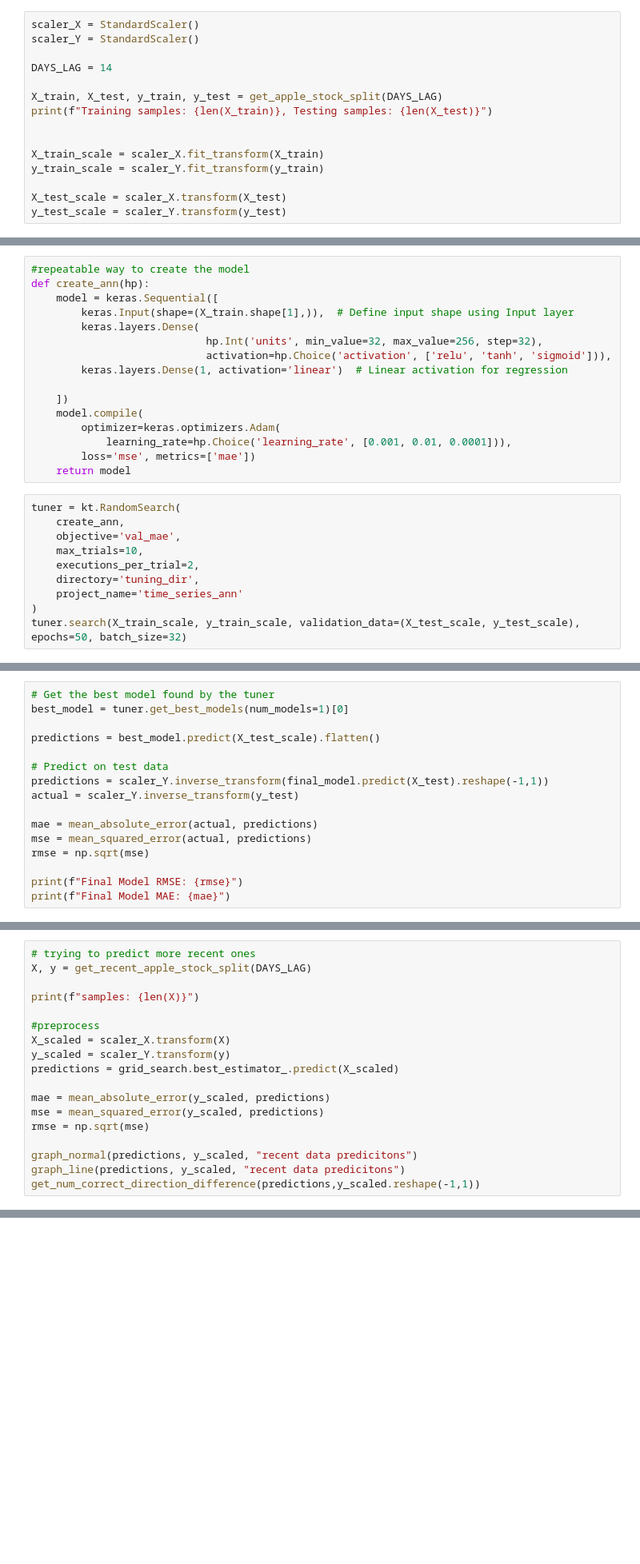
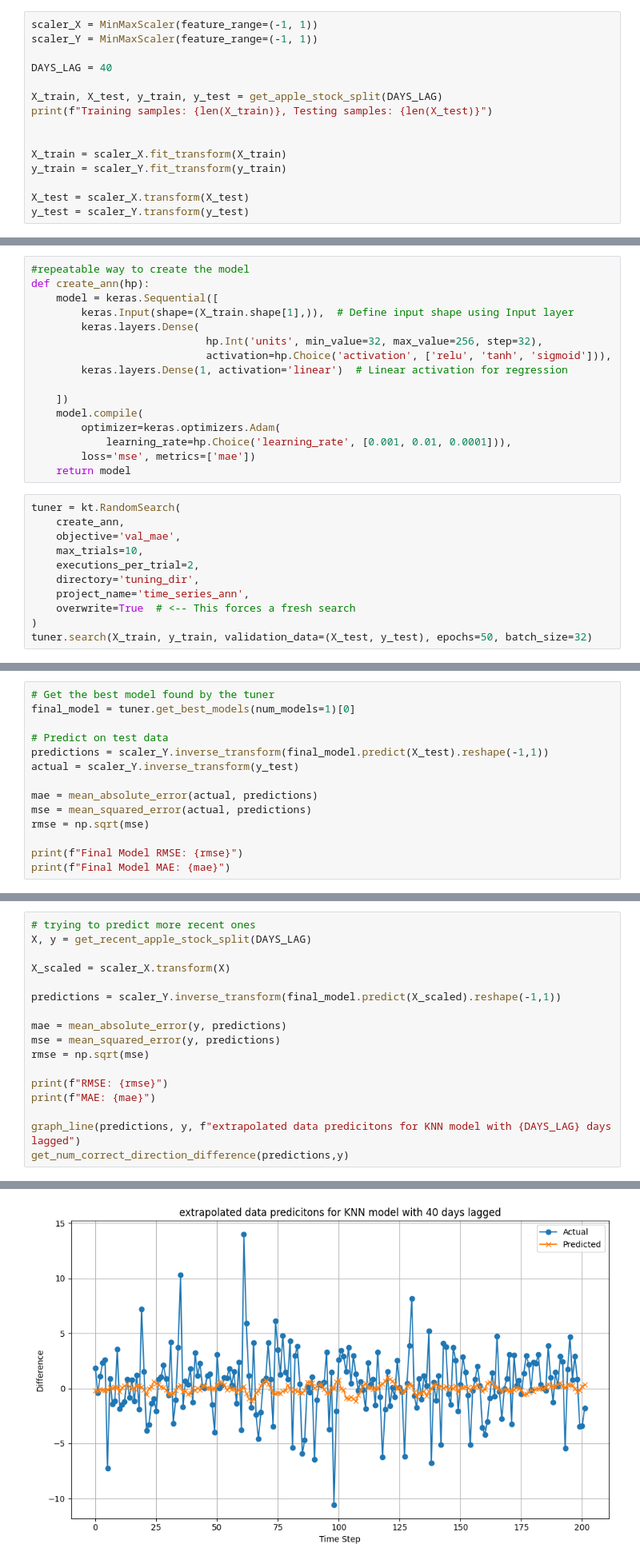
Before and after one commit to KERPalmer/university_final_year_project, a Jupyter notebook: ann.ipynb, the cells around one changed output, grey strips where cells are left out. Shown: that part at 80% size. Cells and saved outputs as stored; diff of their text form; blank space fills up the shorter version.

```diff
--- a/ann.ipynb
+++ b/ann.ipynb
@@ -34,18 +33,18 @@ To enable the following instructions: AVX2 AVX512F AVX512_VNNI AVX512_BF16 FMA,
 # %%
-scaler_X = StandardScaler()
-scaler_Y = StandardScaler()
+scaler_X = MinMaxScaler(feature_range=(-1, 1))
+scaler_Y = MinMaxScaler(feature_range=(-1, 1))
 
-DAYS_LAG = 14
+DAYS_LAG = 40
 
 X_train, X_test, y_train, y_test = get_apple_stock_split(DAYS_LAG)
 print(f"Training samples: {len(X_train)}, Testing samples: {len(X_test)}")
 
 
-X_train_scale = scaler_X.fit_transform(X_train)
-y_train_scale = scaler_Y.fit_transform(y_train)
+X_train = scaler_X.fit_transform(X_train)
+y_train = scaler_Y.fit_transform(y_train)
 
-X_test_scale = scaler_X.transform(X_test)
-y_test_scale = scaler_Y.transform(y_test)
+X_test = scaler_X.transform(X_test)
+y_test = scaler_Y.transform(y_test)
 # %% [output]
 YF.download() has changed argument auto_adjust default to True
 [*********************100%***********************]  1 of 1 completed
@@ -73,7 +72,8 @@ tuner = kt.RandomSearch(
     max_trials=10,
     executions_per_trial=2,
     directory='tuning_dir',
-    project_name='time_series_ann'
+    project_name='time_series_ann',
+    overwrite=True  # <-- This forces a fresh search
 )
-tuner.search(X_train_scale, y_train_scale, validation_data=(X_test_scale, y_test_scale), epochs=50, batch_size=32)
+tuner.search(X_train, y_train, validation_data=(X_test, y_test), epochs=50, batch_size=32)
 # %% [output]
@@ -88,8 +91,6 @@ print(best_hps.values)
 # %%
 # Get the best model found by the tuner
-best_model = tuner.get_best_models(num_models=1)[0]
-
-predictions = best_model.predict(X_test_scale).flatten()
+final_model = tuner.get_best_models(num_models=1)[0]
 
 # Predict on test data
 predictions = scaler_Y.inverse_transform(final_model.predict(X_test).reshape(-1,1))
@@ -139,17 +111,17 @@ plt.show()
 # trying to predict more recent ones
 X, y = get_recent_apple_stock_split(DAYS_LAG)
 
-print(f"samples: {len(X)}")
+X_scaled = scaler_X.transform(X)
 
-#preprocess
-X_scaled = scaler_X.transform(X)
-y_scaled = scaler_Y.transform(y)
-predictions = grid_search.best_estimator_.predict(X_scaled)
+predictions = scaler_Y.inverse_transform(final_model.predict(X_scaled).reshape(-1,1))
 
-mae = mean_absolute_error(y_scaled, predictions)
-mse = mean_squared_error(y_scaled, predictions)
+mae = mean_absolute_error(y, predictions)
+mse = mean_squared_error(y, predictions)
 rmse = np.sqrt(mse)
 
-graph_normal(predictions, y_scaled, "recent data predicitons")
-graph_line(predictions, y_scaled, "recent data predicitons")
-get_num_correct_direction_difference(predictions,y_scaled.reshape(-1,1))
+print(f"RMSE: {rmse}")
+print(f"MAE: {mae}")
+
+graph_line(predictions, y, f"extrapolated data predicitons for KNN model with {DAYS_LAG} days lagged")
+get_num_correct_direction_difference(predictions,y)
+# %% [output]
@@ -155,0 +132 @@ get_num_correct_direction_difference(predictions,y_scaled.reshape(-1,1))
+[figure, added]
```
Also changed, not shown: parts of 9 cells of this notebook, 30 other files.
